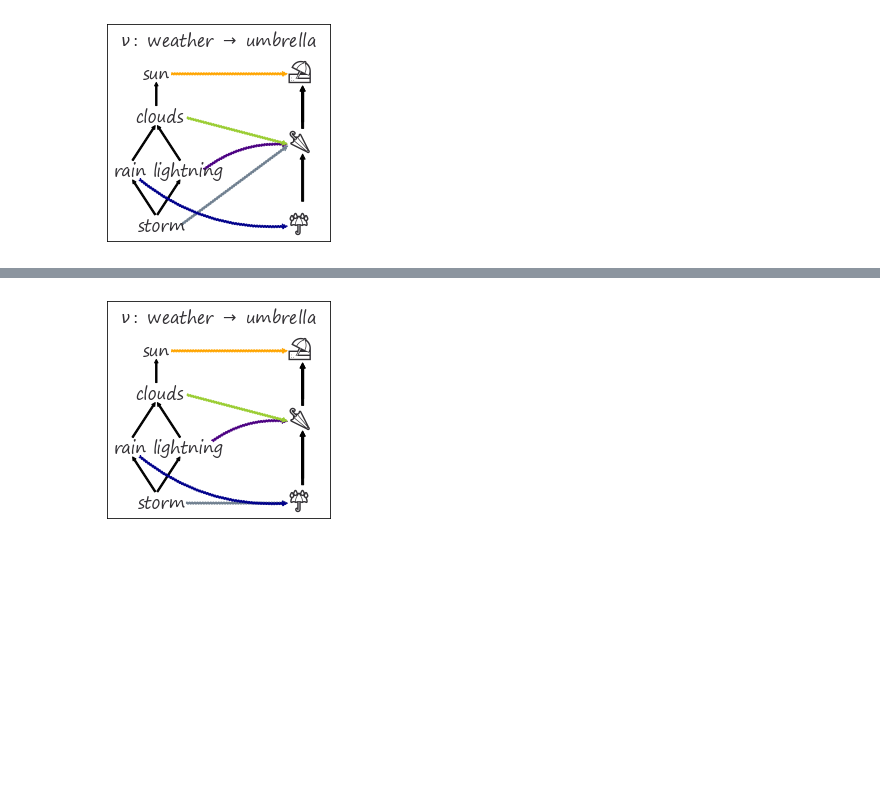
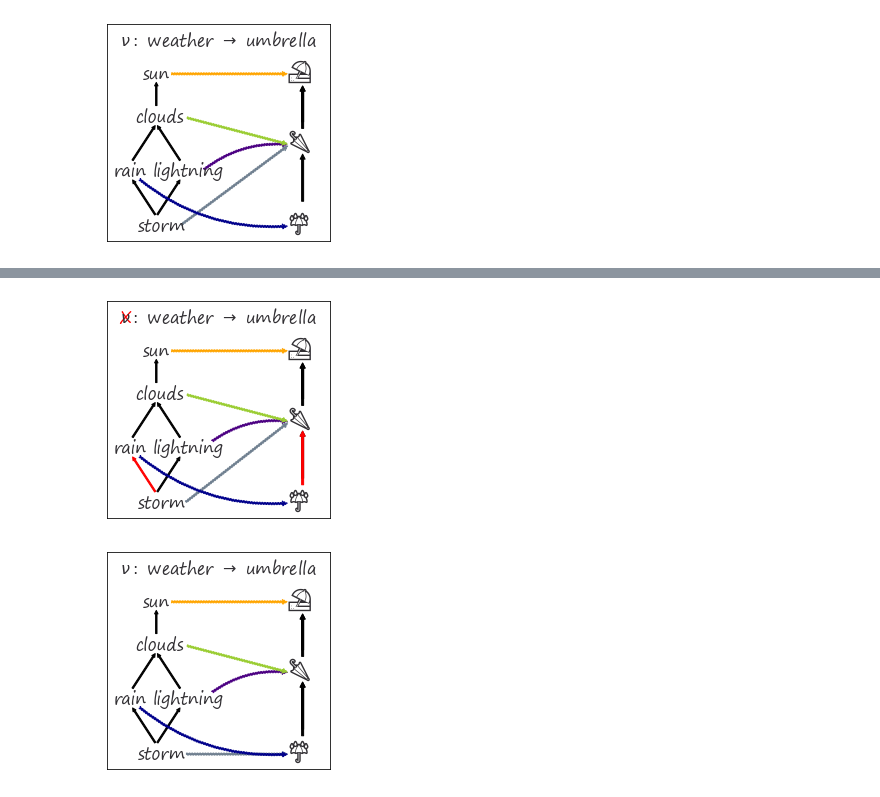
Before and after one commit to story645/proposal, a Jupyter notebook: figures/monoid_weather.ipynb, the cells around one changed output, grey strips where cells are left out. Cells and saved outputs as stored; diff of their text form; code cells hidden in the pictures; blank space fills up the shorter version.

```diff
--- a/figures/monoid_weather.ipynb
+++ b/figures/monoid_weather.ipynb
@@ -593,3 +592,84 @@ fig.savefig(paper_path/"partial_invalid.png", bbox_inches='tight', facecolor='wh
+# %%
+fontsize=16
+
+fig, axd = plt.subplot_mosaic([['invalid']], figsize=(4,4),
+                              gridspec_kw={'wspace':0, 'hspace':0})
+
+
+r, c, l = np.array([.0, .15, .3]) + .05
+b, m1, m2, t = np.array([.1, .35, .6, .8])-.05
+pos_words = {'storm': (c-.01, b), 'lightning':(l-.07, m1), 'rain':(r-.01,m1),
+             'clouds':(c-.025,m2), 'sun':(c+.02, t)}
+
+rg, cg, lg = np.array([.0, .15, .3]) + .15
+bg, m1g, m2g, tg = np.array([.1, .35, .6, .8])-.05
+
+syp = .065
+typ = .01
+graph = [[(cg,bg+syp), (lg,m1g-typ)],
+         [(cg,bg+syp), (rg,m1g-typ)],
+         [(lg,m1g+syp),(cg,m2g-typ)],
+         [(rg,m1g+syp), (cg,m2g-typ)],
+         [(cg,m2g+syp), (cg,tg-typ)]]
+for name, ax in axd.items():
+    hasse_full(ax, pos_words, [graph[0]] + graph[2:], [graph[1]], fcolor='red', text_kw={'fontsize':fontsize})
+
+
+rg, cg, lg = np.array([.0, .15, .3]) + 1.035
+bg, m1g, m2g, tg = np.array([.1, .35, .6, .8])
+mmg = m1g + (m2g-m1g)/2
+
+for name in ['invalid']:
+    make_graph(axd[name], [[(cg, mmg+.065), (cg, tg-.077)], [(cg,bg+.075), (cg, mmg-.065)]])
+    umbrella_pos = {'⛱️':(cg, tg), '🌂':(cg,mmg), '☔':(cg, bg)}
+    text_kwf = {'fontsize':20, 'fontfamily':'Segoe UI Emoji'}
+    for u in umbrella_pos:
+        x, y = umbrella_pos[u]
+        axd[name].text(x-.1,y-.05, u, **text_kwf)
+
+    for (source,_, _,target) in nu:
+        connectionstyle=None
+        sxo, syo = pos_words[source]
+        sx, sy = sxo+.16, syo+.02
+        txo, tyo = umbrella_pos[target]
+        tx, ty = txo-.08, tyo-.03
+        if source=='clouds':
+            sx = sxo+.3
+        elif source == 'rain':
+            sx = sxo+.15
+            sy = syo - .01
+            connectionstyle="arc3,rad=.2"
+        elif source == 'lightning':
+            sx = sxo+.35
+            sy = syo+.05
+            connectionstyle="arc3,rad=-.2"
+        elif source== 'storm':
+            if name == 'fixed':
+                txo, tyo = umbrella_pos['☔']
+                tx, ty = txo-.08, tyo-.03
+            sx = sxo+.28
+
+        a =  mpatches.FancyArrowPatch((sx, sy), (tx, ty), transform=axd[name].transData,
+                                          connectionstyle=connectionstyle,
+                                            mutation_scale=10, linestyle=':', color=nu_color[source])
+        axd[name].add_patch(a)
+
+    make_graph(axd[name], [[(cg, mmg+.035), (cg, tg-.077)]], [[(cg,bg+.045), (cg, mmg-.065)]])
+
+
+
+labelsize=16
+
+axd['invalid'].set_title(r"$\nu:$ weather $\rightarrow$ umbrella", fontsize=labelsize, y=.87 )
+
+axd['invalid'].set(xlim=(0,1.35), ylim=(0,1), xticks=[], yticks=[], facecolor='white')
+axd['invalid'].text(.075, .87, "X", color='red', fontsize=labelsize, va='bottom',
+                    transform=axd['invalid'].transData)
+fontsize=16
+for ppath in [slide_path, paper_path, proposal_path]:
+    fig.savefig(ppath/"partial_invalid.png", bbox_inches='tight', facecolor='white' )
+# %% [output]
+[figure, added]
 # %%
 fontsize=16
 
```
Also changed, not shown: parts of 3 cells of this notebook, 1 other file.
